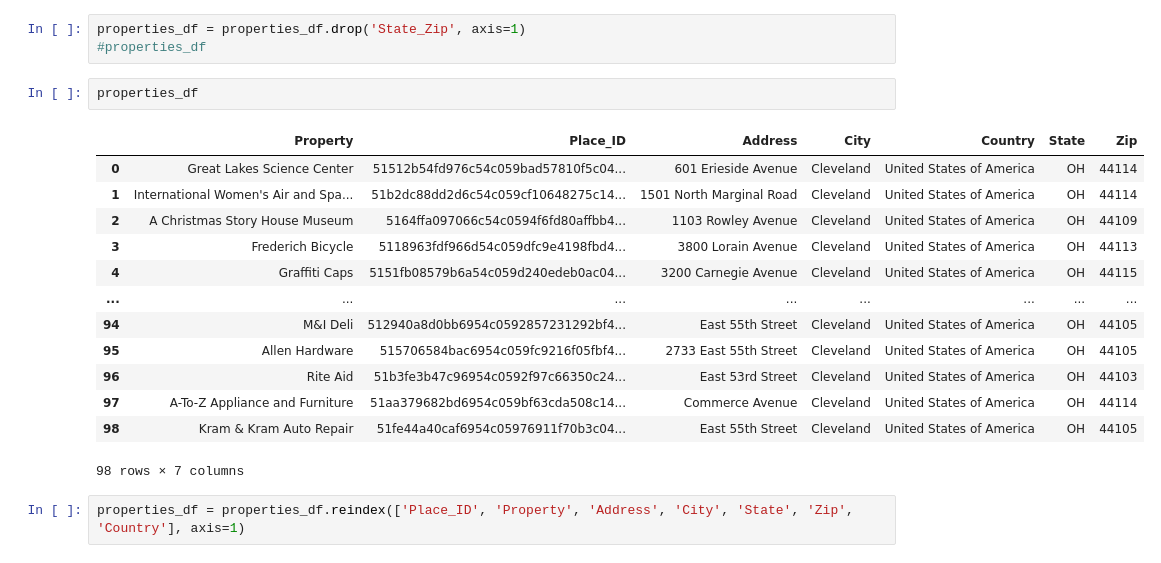
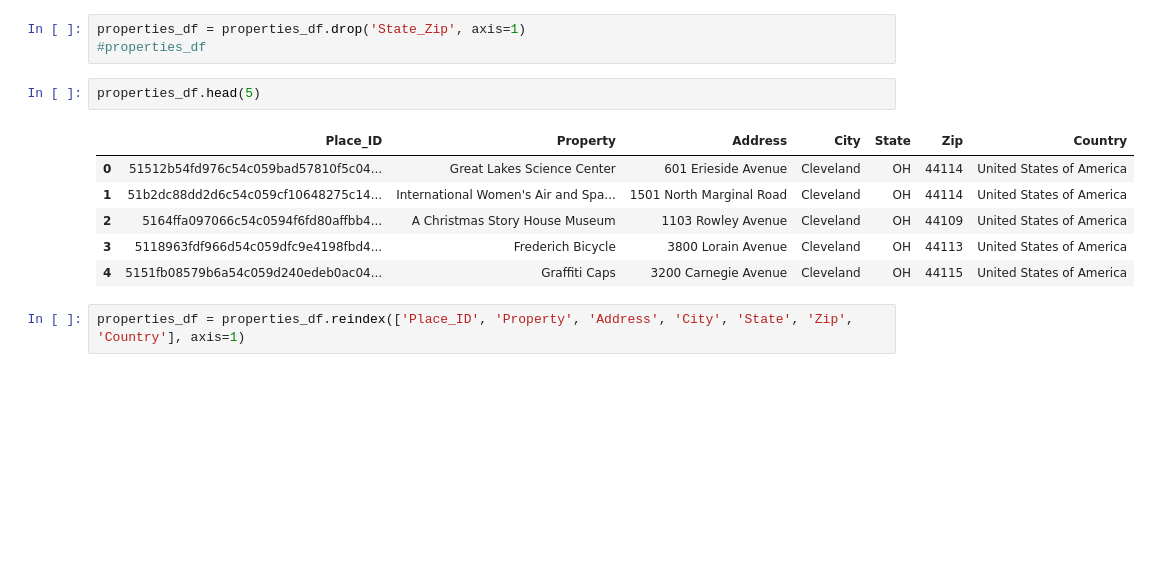
Before and after one commit to sma005/Project_3_Group_3, a Jupyter notebook: Python Scripts/project3.ipynb, the cells around one changed output. Cells and saved outputs as stored; diff of their text form; blank space fills up the shorter version.

```diff
--- a/Python Scripts/project3.ipynb
+++ b/Python Scripts/project3.ipynb
@@ -280,21 +253,14 @@ properties_df = properties_df.drop('Address2', axis=1)
 properties_df = properties_df.drop('State_Zip', axis=1)
 #properties_df
 # %%
-properties_df
+properties_df.head(5)
 # %% [output]
-|  | Property | Place_ID | Address | City | Country | State | Zip |
-| 0 | Great Lakes Science Center | 51512b54fd976c54c059bad57810f5c04... | 601 Erieside Avenue | Cleveland | United States of America | OH | 44114 |
-| 1 | International Women's Air and Spa... | 51b2dc88dd2d6c54c059cf10648275c14... | 1501 North Marginal Road | Cleveland | United States of America | OH | 44114 |
-| 2 | A Christmas Story House Museum | 5164ffa097066c54c0594f6fd80affbb4... | 1103 Rowley Avenue | Cleveland | United States of America | OH | 44109 |
-| 3 | Frederich Bicycle | 5118963fdf966d54c059dfc9e4198fbd4... | 3800 Lorain Avenue | Cleveland | United States of America | OH | 44113 |
-| 4 | Graffiti Caps | 5151fb08579b6a54c059d240edeb0ac04... | 3200 Carnegie Avenue | Cleveland | United States of America | OH | 44115 |
-| ... | ... | ... | ... | ... | ... | ... | ... |
-| 94 | M&I Deli | 512940a8d0bb6954c0592857231292bf4... | East 55th Street | Cleveland | United States of America | OH | 44105 |
-| 95 | Allen Hardware | 515706584bac6954c059fc9216f05fbf4... | 2733 East 55th Street | Cleveland | United States of America | OH | 44105 |
-| 96 | Rite Aid | 51b3fe3b47c96954c0592f97c66350c24... | East 53rd Street | Cleveland | United States of America | OH | 44103 |
-| 97 | A-To-Z Appliance and Furniture | 51aa379682bd6954c059bf63cda508c14... | Commerce Avenue | Cleveland | United States of America | OH | 44114 |
-| 98 | Kram & Kram Auto Repair | 51fe44a40caf6954c05976911f70b3c04... | East 55th Street | Cleveland | United States of America | OH | 44105 |
+|  | Place_ID | Property | Address | City | State | Zip | Country |
+| 0 | 51512b54fd976c54c059bad57810f5c04... | Great Lakes Science Center | 601 Erieside Avenue | Cleveland | OH | 44114 | United States of America |
+| 1 | 51b2dc88dd2d6c54c059cf10648275c14... | International Women's Air and Spa... | 1501 North Marginal Road | Cleveland | OH | 44114 | United States of America |
+| 2 | 5164ffa097066c54c0594f6fd80affbb4... | A Christmas Story House Museum | 1103 Rowley Avenue | Cleveland | OH | 44109 | United States of America |
+| 3 | 5118963fdf966d54c059dfc9e4198fbd4... | Frederich Bicycle | 3800 Lorain Avenue | Cleveland | OH | 44113 | United States of America |
+| 4 | 5151fb08579b6a54c059d240edeb0ac04... | Graffiti Caps | 3200 Carnegie Avenue | Cleveland | OH | 44115 | United States of America |
-98 rows × 7 columns
 # %%
 properties_df = properties_df.reindex(['Place_ID', 'Property', 'Address', 'City', 'State', 'Zip', 'Country'], axis=1)
 # %%
```
Also changed, not shown: parts of 11 cells of this notebook.
